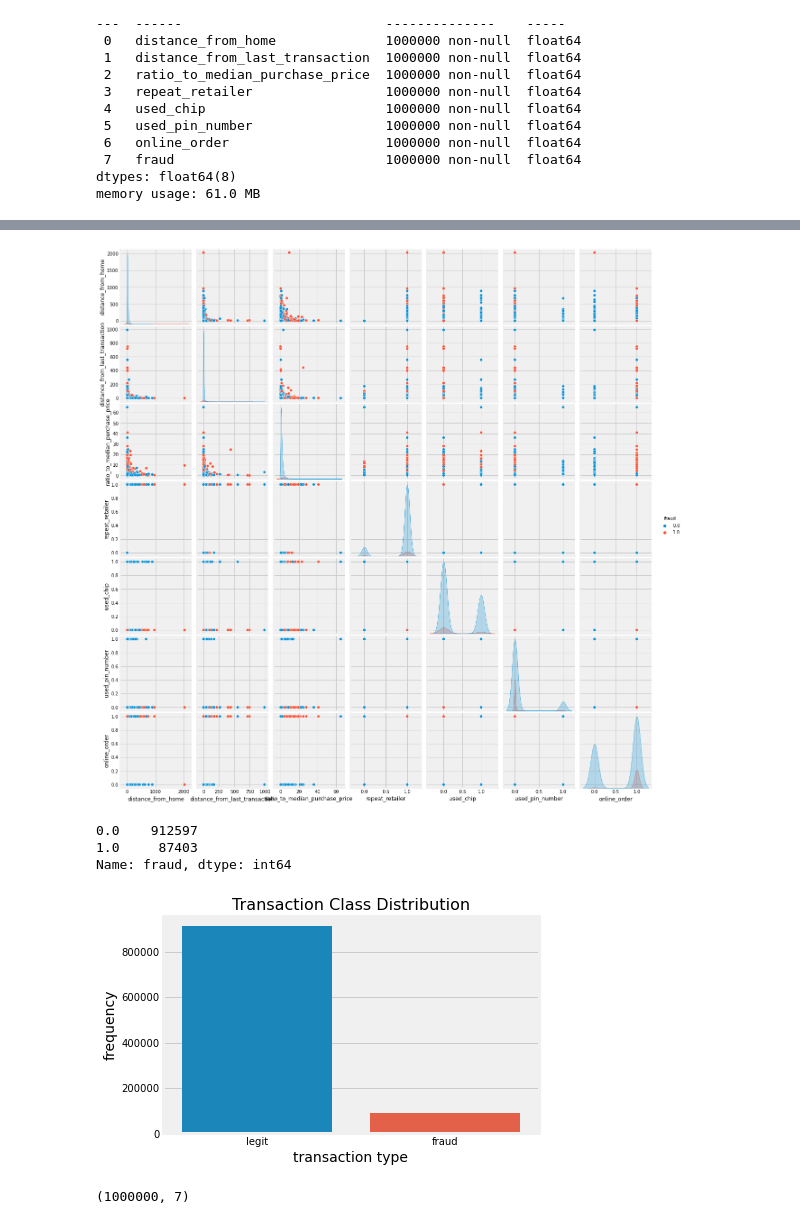
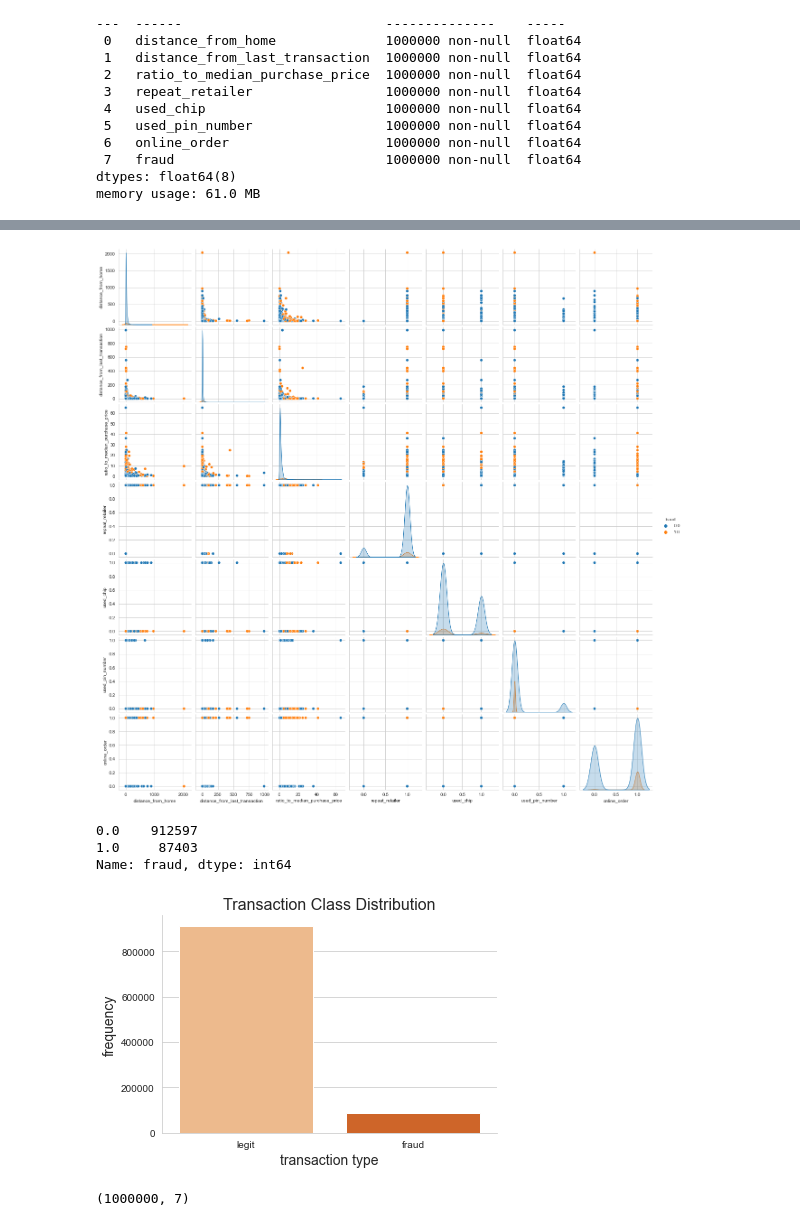
Before and after one commit to TheDataGeek/Predicting_Credit_Card_Fraud_with_Machine_Learning, a Jupyter notebook: 00_metis_milestone_submissions/04_project_final_ml_classification_tri_le.ipynb, the cells around one changed output, grey strips where cells are left out. Saved outputs shown, nothing was run; the diff lists cells and outputs as text; code cells hidden in the pictures.

Commit message:
add project files and images, update file folder contents

```diff
--- a/00_metis_milestone_submissions/04_project_final_ml_classification_tri_le.ipynb
+++ b/00_metis_milestone_submissions/04_project_final_ml_classification_tri_le.ipynb
@@ -4,7 +4,7 @@ import numpy as np
 
 import seaborn as sns
 import matplotlib.pyplot as plt
-plt.style.use('fivethirtyeight')
+sns.set_style("whitegrid")
 %matplotlib inline
 
 from sklearn.model_selection import train_test_split, KFold, GridSearchCV
@@ -117,7 +163,7 @@ default_df.describe()
 sample_df = default_df[0:5000]
 sns.pairplot(sample_df, hue='fraud');
 # %% [output]
-[figure, old version]
+[figure, new version]
 # %%
 default_df['fraud'].value_counts()
 # %% [output]
@@ -125,14 +171,17 @@ default_df['fraud'].value_counts()
 1.0     87403
 Name: fraud, dtype: int64
 # %%
-sns.countplot(default_df['fraud'])
+sns.countplot(default_df['fraud'], palette='Oranges' )
 labels = ['legit', 'fraud']
 plt.title('Transaction Class Distribution',fontsize = 16)
 plt.xticks(range(2), labels)
 plt.xlabel('transaction type', fontsize =14)
-plt.ylabel('frequency', fontsize = 14);
+plt.ylabel('frequency', fontsize = 14)
+sns.despine()
+plt.savefig('target_class_distribution.png')
+plt.show();
 # %% [output]
-[figure, old version]
+[figure, new version]
 # %%
 X = default_df.drop(columns=['fraud'])
 y = default_df['fraud']
```
Also changed, not shown: parts of 61 cells of this notebook, 39 other files.
